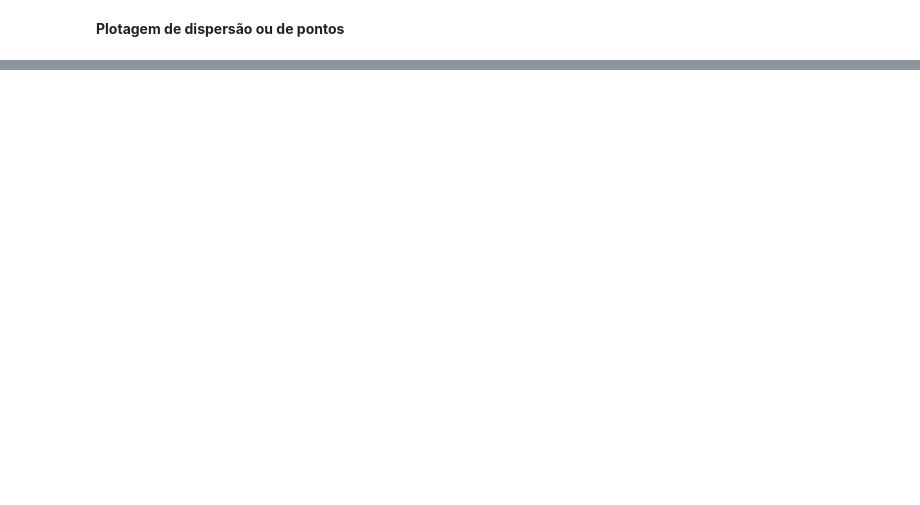
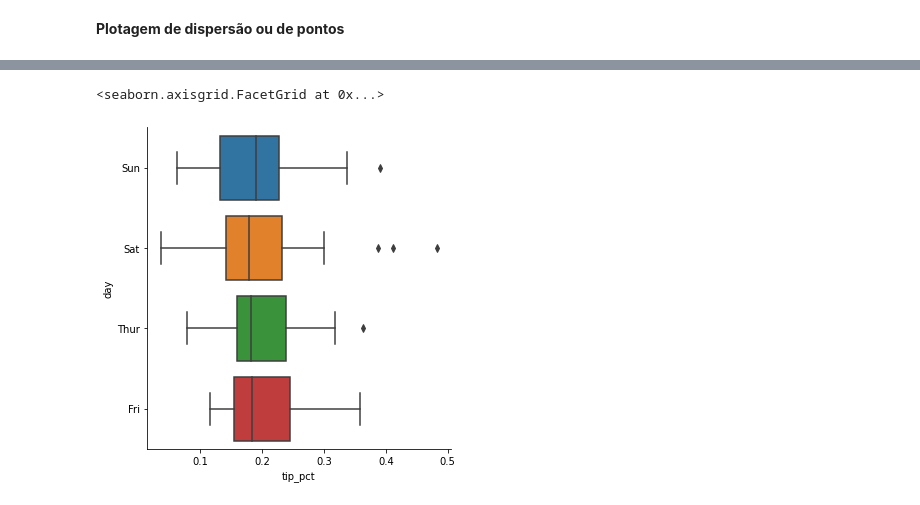
Before and after one commit to anicelysantos/-book-Python-para-Analise-de-dados, a Jupyter notebook: plotagem_visualizacao.ipynb, the cells around one changed output, grey strips where cells are left out. Drawn from its saved outputs; the diff is of its cells as text; code cells hidden in the pictures; blank space fills up the shorter version.

```diff
--- a/plotagem_visualizacao.ipynb
+++ b/plotagem_visualizacao.ipynb
@@ -350,0 +396,7 @@ sns.distplot(values, bins=100, color='k')
+# %%
+#Plotagem que mostra mediana, quartis e valores discrepantes
+
+sns.factorplot(x='tip_pct', y='day', kind='box', data=tips[tips.tip_pct < 0.5])
+# %% [output]
+<seaborn.axisgrid.FacetGrid at 0x...>
+[figure, added]
```
Also changed, not shown: parts of 17 cells of this notebook.
